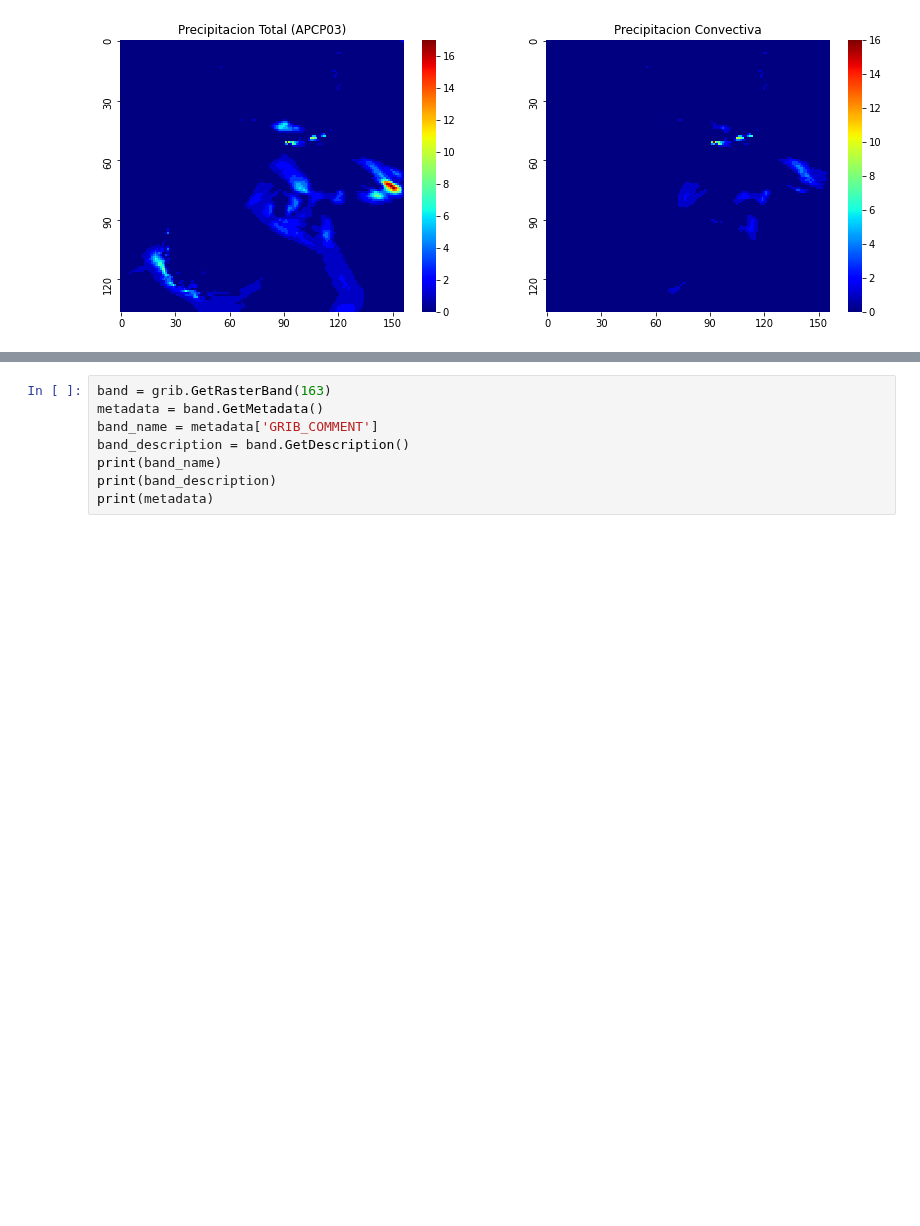
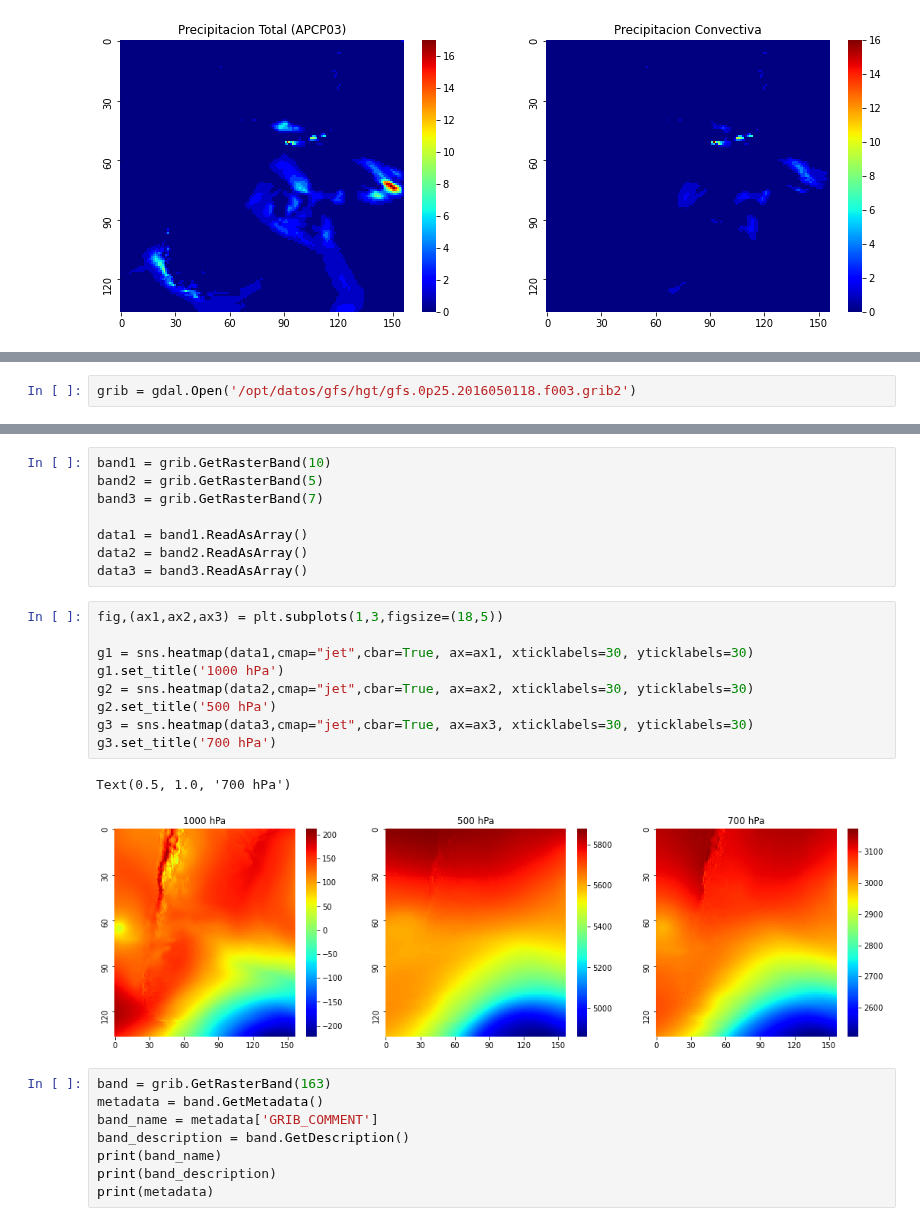
Before and after one commit to JFC95/ProyectoIntegrador_Weather, a Jupyter notebook: Notebooks/manejando_grib_fromGFS.ipynb, the cells around one changed output, grey strips where cells are left out. Saved outputs shown, nothing was run; the diff lists cells and outputs as text; blank space fills up the shorter version.

```diff
--- a/Notebooks/manejando_grib_fromGFS.ipynb
+++ b/Notebooks/manejando_grib_fromGFS.ipynb
@@ -63,0 +65,2 @@ Text(0.5, 1.0, 'Precipitacion Convectiva')
+# %%
+grib = gdal.Open('/opt/datos/gfs/hgt/gfs.0p25.2016050118.f003.grib2')
@@ -64,3 +95,23 @@ Text(0.5, 1.0, 'Precipitacion Convectiva')
+# %%
+band1 = grib.GetRasterBand(10)
+band2 = grib.GetRasterBand(5)
+band3 = grib.GetRasterBand(7)
+
+data1 = band1.ReadAsArray()
+data2 = band2.ReadAsArray()
+data3 = band3.ReadAsArray()
+# %%
+fig,(ax1,ax2,ax3) = plt.subplots(1,3,figsize=(18,5))
+
+g1 = sns.heatmap(data1,cmap="jet",cbar=True, ax=ax1, xticklabels=30, yticklabels=30)
+g1.set_title('1000 hPa')
+g2 = sns.heatmap(data2,cmap="jet",cbar=True, ax=ax2, xticklabels=30, yticklabels=30)
+g2.set_title('500 hPa')
+g3 = sns.heatmap(data3,cmap="jet",cbar=True, ax=ax3, xticklabels=30, yticklabels=30)
+g3.set_title('700 hPa')
+# %% [output]
+Text(0.5, 1.0, '700 hPa')
+[figure, added]
 # %%
 band = grib.GetRasterBand(163)
 metadata = band.GetMetadata()
```
Also changed, not shown: parts of 7 cells of this notebook.
